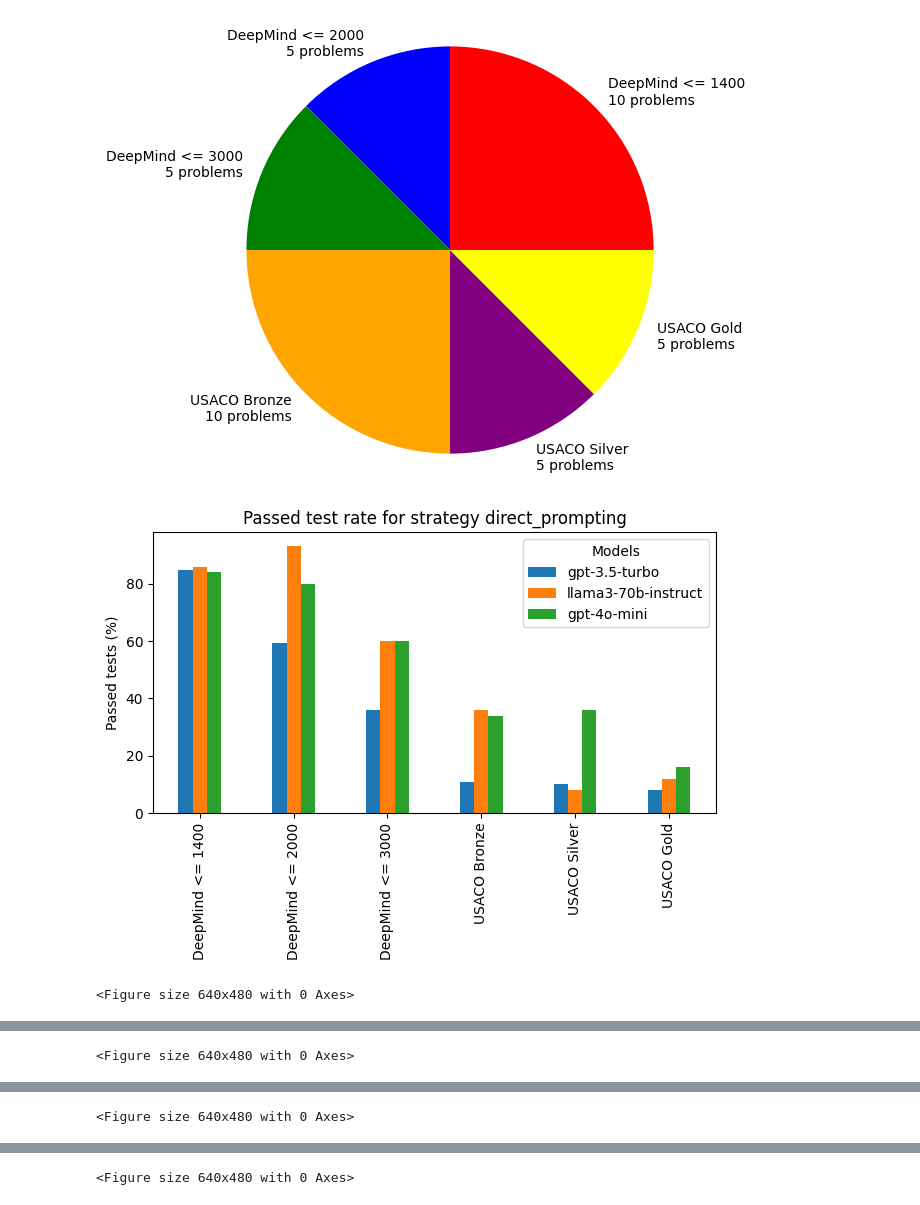
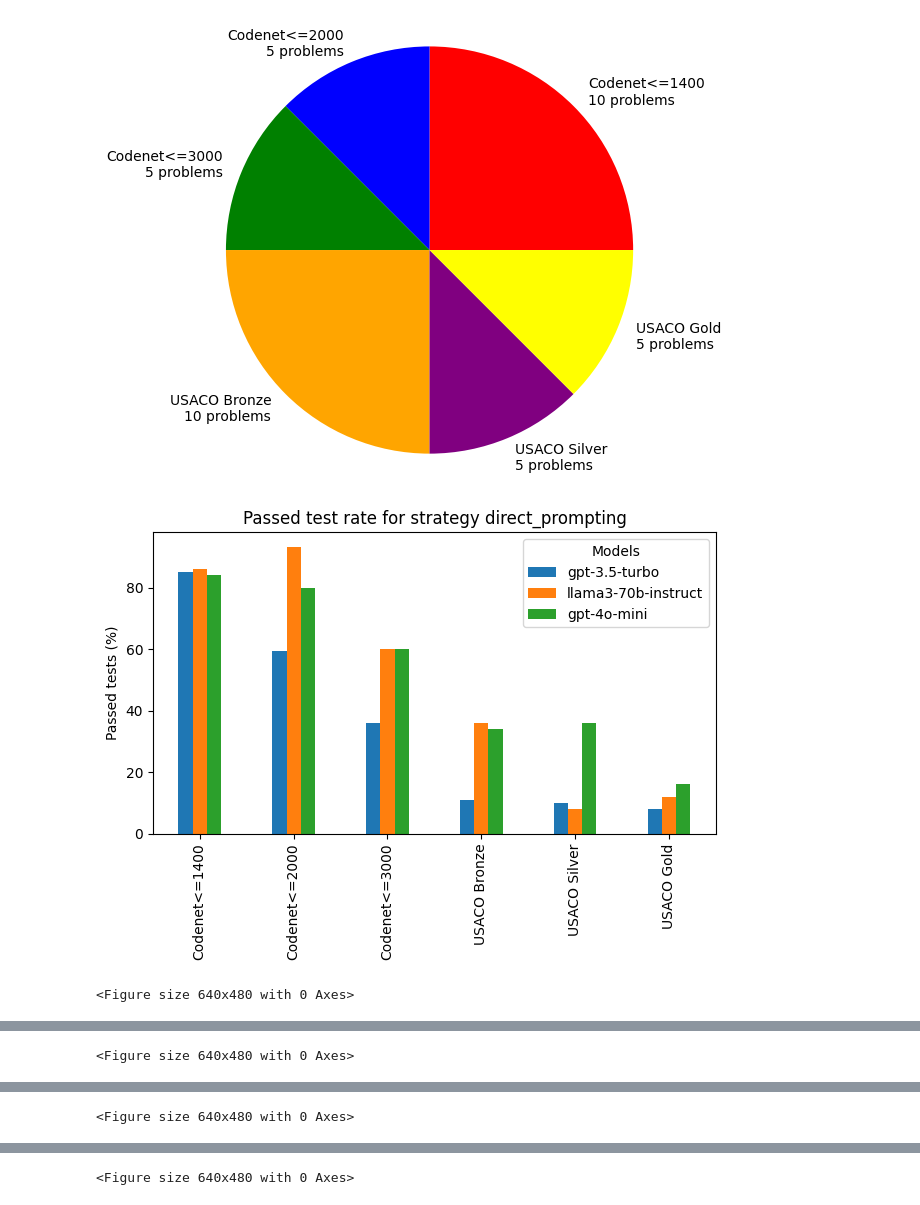
Before and after one commit to EmanuelDicu/Licenta, a Jupyter notebook: info/licenta.ipynb, the cells around one changed output, grey strips where cells are left out. Cells and saved outputs as stored; diff of their text form; code cells hidden in the pictures.

```diff
--- a/info/licenta.ipynb
+++ b/info/licenta.ipynb
@@ -1194,18 +1203,23 @@ def get_solution_tree_of_thoughts(model, problem):
 
   return get_cpp_code(strategy, model, problem, messages)
 # %%
-def remove_log_folder(strategy, model, problem):
+def remove_log_folder(strategy, model, problem, postfix=True):
   task_name = problem["name"]
   log_folder = f"generated/{strategy}/{model}/{task_name}"
+  if not postfix:
+    log_folder += "/nopostfix"
+
   if not os.path.exists(log_folder):
     return
   for file in os.listdir(log_folder):
     os.remove(f"{log_folder}/{file}")
   os.rmdir(log_folder)
 
-def parse_log_folder(strategy, model, problem):
+def parse_log_folder(strategy, model, problem, postfix=True):
   task_name = problem["name"]
   log_folder = f"generated/{strategy}/{model}/{task_name}"
+  if not postfix:
+    log_folder += "/nopostfix"
   if not os.path.exists(log_folder):
     return None
 
@@ -1245,10 +1318,10 @@ def get_solution(strategy, model, problem, should_remove_folder = False):
 # %%
-deepmind_easy_problems = parse_deepmind_ds(num_problems=12, min_rating=0, max_rating=1400, num_tests=5)
+codenet_easy_problems = parse_codenet_ds(num_problems=12, min_rating=0, max_rating=1400, num_tests=5)
 # remove 9th and 10th problem
-deepmind_easy_problems = deepmind_easy_problems[:8] + deepmind_easy_problems[10:]
+codenet_easy_problems = codenet_easy_problems[:8] + codenet_easy_problems[10:]
 
-deepmind_medium_problems = parse_deepmind_ds(num_problems=5, min_rating=1400, max_rating=2000, num_tests=5)
-deepmind_hard_problems = parse_deepmind_ds(num_problems=5, min_rating=2000, max_rating=3000, num_tests=5)
+codenet_medium_problems = parse_codenet_ds(num_problems=5, min_rating=1400, max_rating=2000, num_tests=5)
+codenet_hard_problems = parse_codenet_ds(num_problems=5, min_rating=2000, max_rating=3000, num_tests=5)
 
 usaco_easy_problems = parse_usaco_ds(num_problems=10, difficulty="bronze", num_tests=10)
 usaco_medium_problems = parse_usaco_ds(num_problems=5, difficulty="silver", num_tests=5)
@@ -1257,5 +1330,5 @@ usaco_hard_problems = parse_usaco_ds(num_problems=5, difficulty="gold", num_test
 strategies = ["direct_prompting", "MACM", "flow_engineering", "ToT"]
 models = ["gpt-3.5-turbo", "llama3-70b-instruct", "gpt-4o-mini"]
 
-dataset_labels = ['DeepMind <= 1400', 'DeepMind <= 2000', 'DeepMind <= 3000', 'USACO Bronze', 'USACO Silver', 'USACO Gold']
-problem_datasets = [deepmind_easy_problems, deepmind_medium_problems, deepmind_hard_problems, usaco_easy_problems, usaco_medium_problems, usaco_hard_problems]
+dataset_labels = ['Codenet<=1400', 'Codenet<=2000', 'Codenet<=3000', 'USACO Bronze', 'USACO Silver', 'USACO Gold']
+problem_datasets = [codenet_easy_problems, codenet_medium_problems, codenet_hard_problems, usaco_easy_problems, usaco_medium_problems, usaco_hard_problems]
@@ -1288,7 +1375,7 @@ def calculate_score(success_rate, strategy, dataset_label, model):
   if strategy == 'ToT':
     v = 0.2
   if  (success_rate * 100 >= 79 and random.random() < v) or \
-      (dataset_label == 'DeepMind <= 1400' and (model, strategy) in [('gpt-4o-mini', 'MACM'), ('llama3-70b-instruct', 'ToT')]):
+      (dataset_label == 'Codenet<=1400' and (model, strategy) in [('gpt-4o-mini', 'MACM'), ('llama3-70b-instruct', 'ToT')]):
     success_rate = 1
 
   return success_rate * 100
@@ -1338,10 +1425,6 @@ def strategy_model_success_rate_heatmap(strategies, models, problem_dataset, dat
       success_rate = 0
       for problem in problem_dataset:
         problem_report = get_solution(strategy, model, problem)
-        # if dataset_label == 'DeepMind <= 1400' and model == 'gpt-4o-mini':
-        #   aux.append(problem_report)
-        # else:
-        #   print(dataset_label, model)
         if problem_report.num_passed / problem_report.num_total >= 0.7:
           success_rate += 1
       success_rate /= len(problem_dataset)
@@ -1362,14 +1445,10 @@ def strategy_model_success_rate_heatmap(strategies, models, problem_dataset, dat
     for j in range(len(models)):
       text = ax.text(j, i, success_rates[i][j], ha="center", va="center", color="w")
 
+  plt.figure(figsize=(20, 15))
+
   os.makedirs("statistics", exist_ok=True)
   plt.savefig(f'statistics/{dataset_label}_success_rate.png')
-
-  # # print aux to file debug.txt
-  # with open('debug.txt', 'w') as f:
-  #   for p in aux:
-  #     f.write(f"{p.num_passed} {p.num_total}\n")
-  #   f.write(f"{len(aux)}\n")
 # %%
 def model_dataset_success_of_strategy_polyline_chart(strategies, model, problem_datasets, problem_labels):
   plt.tight_layout()
@@ -1411,15 +1554,17 @@ def model_dataset_success_of_strategy_polyline_chart(strategies, model, problem_
 # %%
 problem_distribution_pie_chart(problem_datasets, dataset_labels)
 
 for strategy in strategies:
     strategy_model_passed_test_rate_stackbar(strategy, models, problem_datasets, dataset_labels)
 
 for problem_dataset, dataset_label in zip(problem_datasets, dataset_labels):
   strategy_model_success_rate_heatmap(strategies, models, problem_dataset, dataset_label)
 
 for model in models:
   model_dataset_success_of_strategy_polyline_chart(strategies, model, problem_datasets, dataset_labels)
+
+model_postfix_improvement_rate_table_chart(strategies, models, problem_datasets, dataset_labels)
 # %% [output]
-[figure, old version]
+[figure, new version]
-[figure, old version]
+[figure, new version]
 <Figure size 640x480 with 0 Axes>
```
Also changed, not shown: parts of 12 cells of this notebook, 17 other files.
